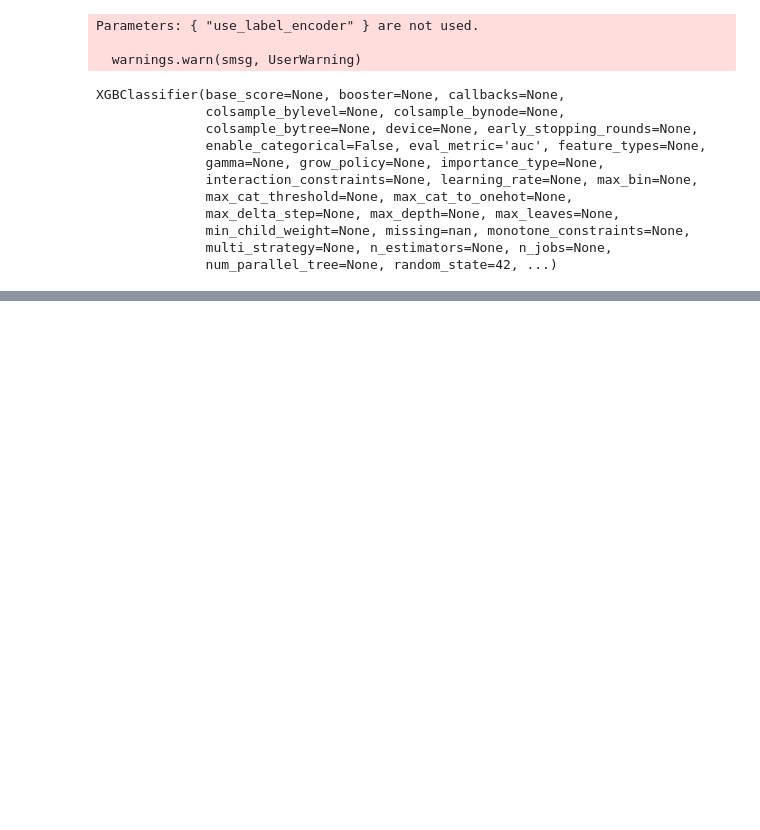
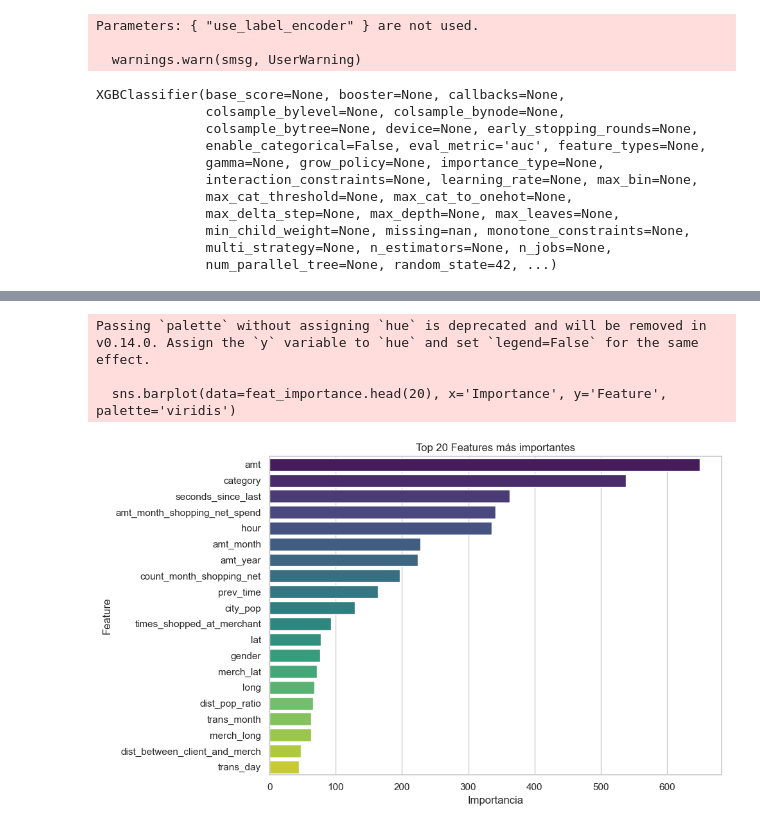
Before and after one commit to ManuelR11/Convenio_PlusTi_SECURITY_DATA_SCIENCE, a Jupyter notebook: PlusIt.ipynb, the cells around one changed output, grey strips where cells are left out. Cells and saved outputs as stored; diff of their text form; code cells hidden in the pictures; blank space fills up the shorter version.

```diff
--- a/PlusIt.ipynb
+++ b/PlusIt.ipynb
@@ -201,0 +278,20 @@ plt.show()
+# %%
+# División train/validation
+X_train, X_val, y_train, y_val = train_test_split(X, y, stratify=y, test_size=0.2, random_state=42)
+
+# Dataset para LightGBM
+train_data = lgb.Dataset(X_train, label=y_train)
+val_data = lgb.Dataset(X_val, label=y_val)
+
+# Parámetros del modelo base
+params = {
+    'objective': 'binary',
+    'metric': ['auc', 'binary_logloss'],
+    'boosting_type': 'gbdt',
+    'learning_rate': 0.05,
+    'num_leaves': 31,
+    'feature_fraction': 0.9,
+    'bagging_fraction': 0.8,
+    'bagging_freq': 5,
+    'verbose': -1
+}
@@ -201,0 +356,28 @@ plt.show()
+# %%
+import matplotlib.pyplot as plt
+import seaborn as sns
+import pandas as pd
+
+# Obtener importancias
+importances = model.feature_importances_
+feature_names = X_train.columns
+
+# Crear DataFrame ordenado
+feat_importance = pd.DataFrame({
+    'Feature': feature_names,
+    'Importance': importances
+}).sort_values(by='Importance', ascending=False)
+
+# Plot
+plt.figure(figsize=(10, 6))
+sns.barplot(data=feat_importance.head(20), x='Importance', y='Feature', palette='viridis')
+plt.title("Top 20 Features más importantes")
+plt.xlabel("Importancia")
+plt.ylabel("Feature")
+plt.tight_layout()
+plt.show()
+# %% [output]
+Passing `palette` without assigning `hue` is deprecated and will be removed in v0.14.0. Assign the `y` variable to `hue` and set `legend=False` for the same effect.
+
+  sns.barplot(data=feat_importance.head(20), x='Importance', y='Feature', palette='viridis')
+[figure, added]
```
Also changed, not shown: parts of 36 cells of this notebook.
